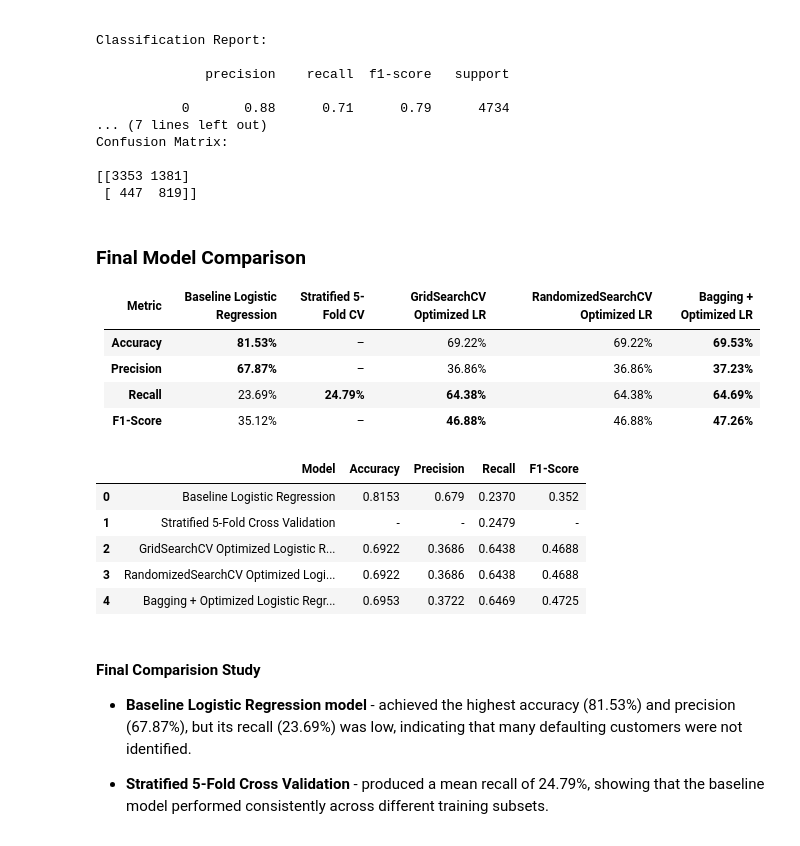
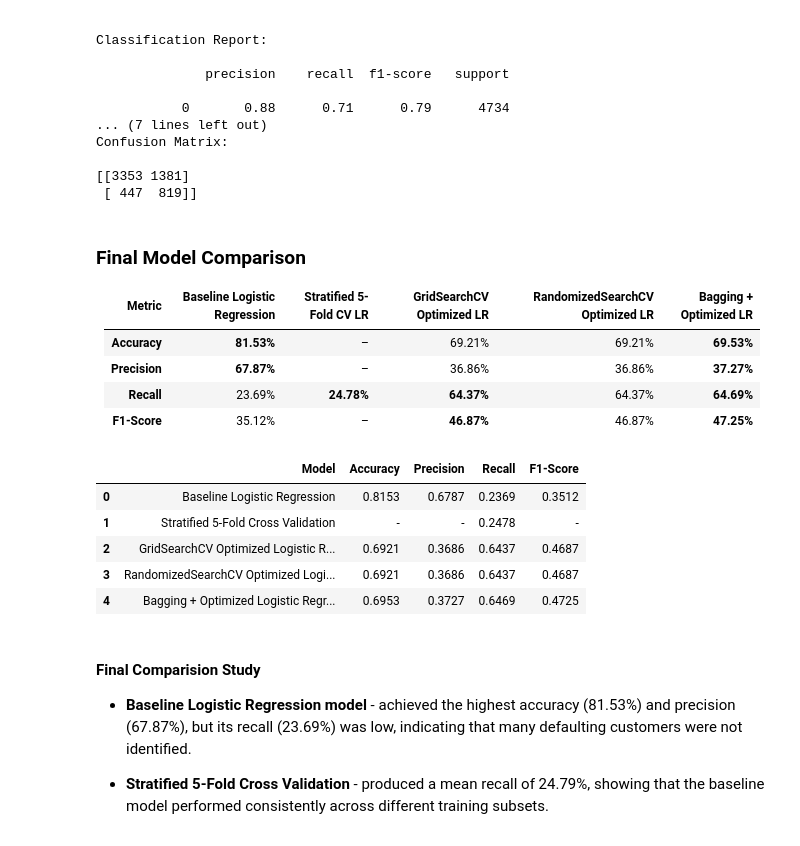
Before and after one commit to Knchna/Credit_Default_Preprocessing, a Jupyter notebook: Credit_Default_Preprocessing.ipynb, the cells around one changed output. Cells and saved outputs as stored; diff of their text form; code cells hidden in the pictures.

```diff
--- a/Credit_Default_Preprocessing.ipynb
+++ b/Credit_Default_Preprocessing.ipynb
@@ -1130,35 +1093,35 @@ Confusion Matrix:
 # %% [markdown]
 ### Final Model Comparison
 
-| Metric | Baseline Logistic Regression | Stratified 5-Fold CV | GridSearchCV Optimized LR | RandomizedSearchCV Optimized LR | Bagging + Optimized LR |
-|:-------|-----------------------------:|---------------------:|--------------------------:|--------------------------------:|-----------------------:|
-| **Accuracy** | **81.53%** | – | 69.22% | 69.22% | **69.53%** |
-| **Precision** | **67.87%** | – | 36.86% | 36.86% | **37.23%** |
-| **Recall** | 23.69% | **24.79%** | **64.38%** | 64.38% | **64.69%** |
-| **F1-Score** | 35.12% | – | **46.88%** | 46.88% | **47.26%** |
+| Metric | Baseline Logistic Regression | Stratified 5-Fold CV LR| GridSearchCV Optimized LR | RandomizedSearchCV Optimized LR | Bagging + Optimized LR |
+|:-------|-----------------------------:|------------------------:|--------------------------:|--------------------------------:|-----------------------:|
+| **Accuracy** | **81.53%** | – | 69.21% | 69.21% | **69.53%** |
+| **Precision** | **67.87%** | – | 36.86% | 36.86% | **37.27%** |
+| **Recall** | 23.69% | **24.78%** | **64.37%** | 64.37% | **64.69%** |
+| **F1-Score** | 35.12% | – | **46.87%** | 46.87% | **47.25%** |
 # %%
 comparison = pd.DataFrame({             # dict to df
     "Model": [
         "Baseline Logistic Regression",
         "Stratified 5-Fold Cross Validation",
         "GridSearchCV Optimized Logistic Regression",
         "RandomizedSearchCV Optimized Logistic Regression",
         "Bagging + Optimized Logistic Regression"
     ],
-    "Accuracy": [0.8153, "-", 0.6922, 0.6922, 0.6953],
-    "Precision": [0.6790, "-", 0.3686, 0.3686, 0.3722],
-    "Recall": [0.2370, 0.2479, 0.6438, 0.6438, 0.6469],   # Mean Cross Validation Recall used for k-fold cv
-    "F1-Score": [ 0.3520, "-", 0.4688, 0.4688, 0.4725]
+    "Accuracy": [0.8153, "-", 0.6921, 0.6921, 0.6953],
+    "Precision": [0.6787, "-", 0.3686, 0.3686, 0.3727],
+    "Recall": [0.2369, 0.2478, 0.6437, 0.6437, 0.6469],   # Mean Cross Validation Recall used for k-fold cv
+    "F1-Score": [ 0.3512, "-", 0.4687, 0.4687, 0.4725]
 })
 
 comparison
 # %% [output]
 |  | Model | Accuracy | Precision | Recall | F1-Score |
-| 0 | Baseline Logistic Regression | 0.8153 | 0.679 | 0.2370 | 0.352 |
-| 1 | Stratified 5-Fold Cross Validation | - | - | 0.2479 | - |
-| 2 | GridSearchCV Optimized Logistic R... | 0.6922 | 0.3686 | 0.6438 | 0.4688 |
-| 3 | RandomizedSearchCV Optimized Logi... | 0.6922 | 0.3686 | 0.6438 | 0.4688 |
-| 4 | Bagging + Optimized Logistic Regr... | 0.6953 | 0.3722 | 0.6469 | 0.4725 |
+| 0 | Baseline Logistic Regression | 0.8153 | 0.6787 | 0.2369 | 0.3512 |
+| 1 | Stratified 5-Fold Cross Validation | - | - | 0.2478 | - |
+| 2 | GridSearchCV Optimized Logistic R... | 0.6921 | 0.3686 | 0.6437 | 0.4687 |
+| 3 | RandomizedSearchCV Optimized Logi... | 0.6921 | 0.3686 | 0.6437 | 0.4687 |
+| 4 | Bagging + Optimized Logistic Regr... | 0.6953 | 0.3727 | 0.6469 | 0.4725 |
 # %% [markdown]
 #### Final Comparision Study
 
```
Also changed, not shown: parts of 18 cells of this notebook.
